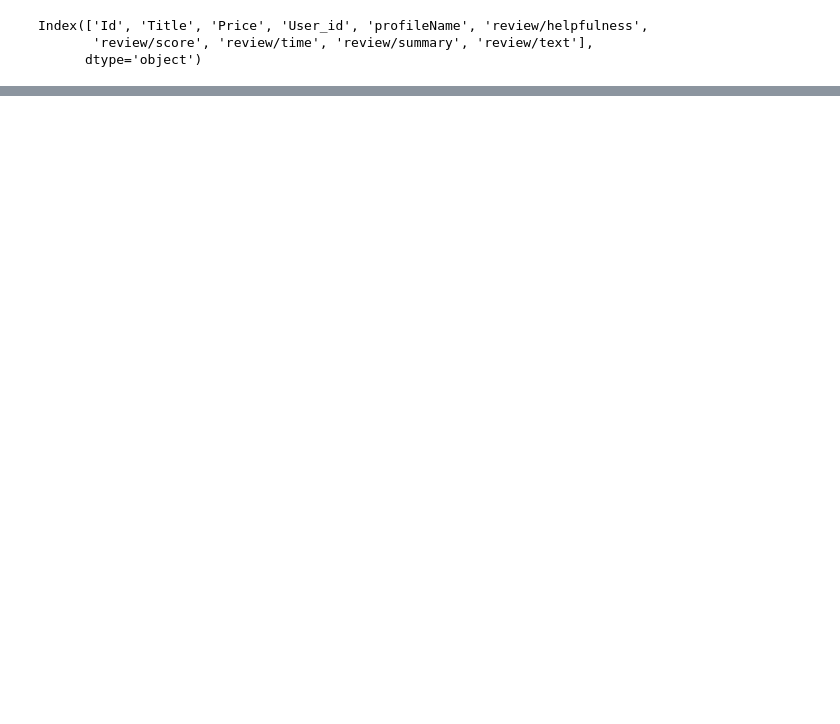
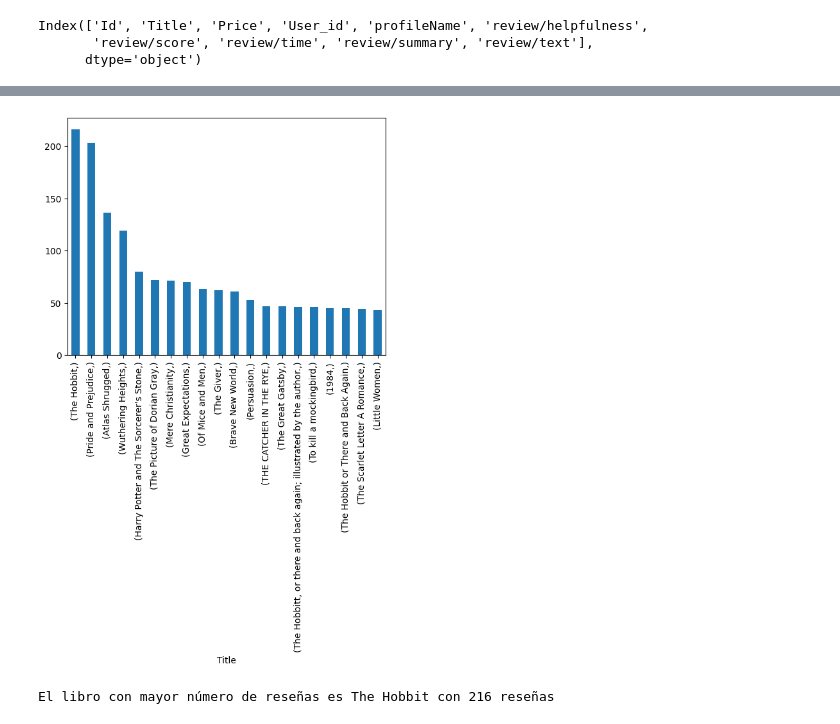
Before and after one commit to jlvaldes/bigdata, a Jupyter notebook: Daniel_script_tests.ipynb, the cells around one changed output, grey strips where cells are left out. Cells and saved outputs as stored; diff of their text form; code cells hidden in the pictures; blank space fills up the shorter version.

```diff
--- a/Daniel_script_tests.ipynb
+++ b/Daniel_script_tests.ipynb
@@ -80,0 +83,5 @@ df_clean_rating.to_csv(CSV_BOOK_DATA_CLEANED_PATH)
+# %%
+book_name = ""
+filtered_reviews = df_rating_clean[df_rating_clean['Title'] != book_name]
+print(filtered_reviews.shape)
+filtered_reviews.head()
@@ -80,0 +108,4 @@ df_clean_rating.to_csv(CSV_BOOK_DATA_CLEANED_PATH)
+# %%
+#20 libros con más reseñas
+frecuency_reviews = filtered_reviews[['Title']].value_counts().head(20)
+frecuency_reviews
@@ -80,0 +130,10 @@ df_clean_rating.to_csv(CSV_BOOK_DATA_CLEANED_PATH)
+# %%
+ax = frecuency_reviews.plot.bar(column = ['Title'])
+# %% [output]
+[figure, added]
+# %%
+Most_reviewed = reviews_book.iloc[0,0]
+Reviews = reviews_book.iloc[0,1]
+print(F"El libro con mayor número de reseñas es {Most_reviewed} con {Reviews} reseñas")
+# %% [output]
+El libro con mayor número de reseñas es The Hobbit con 216 reseñas
```
Also changed, not shown: parts of 4 cells of this notebook, 2 other files.
